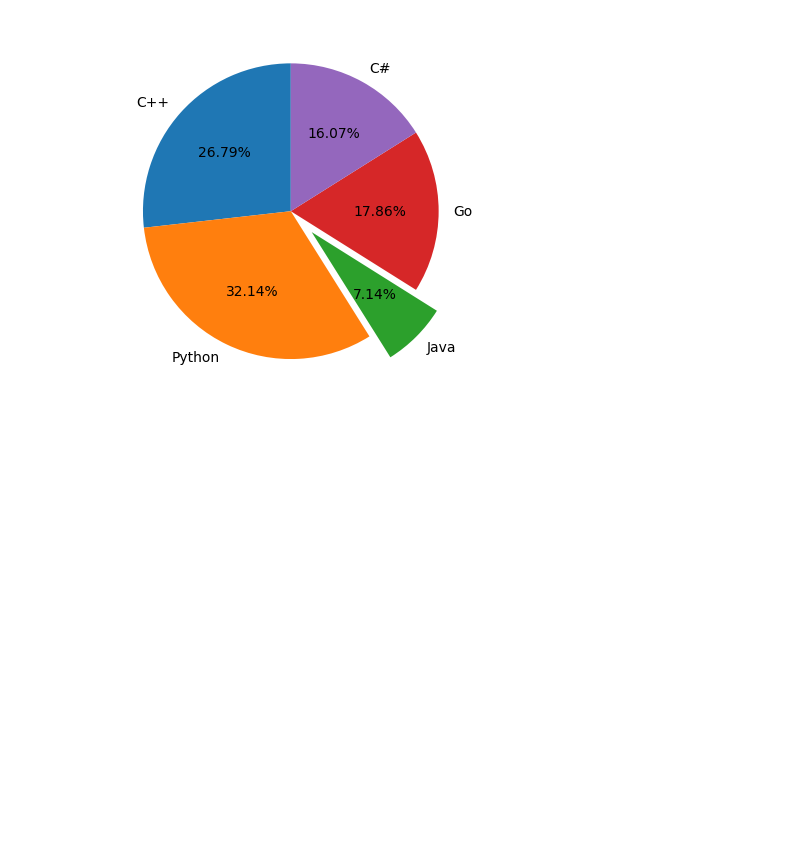
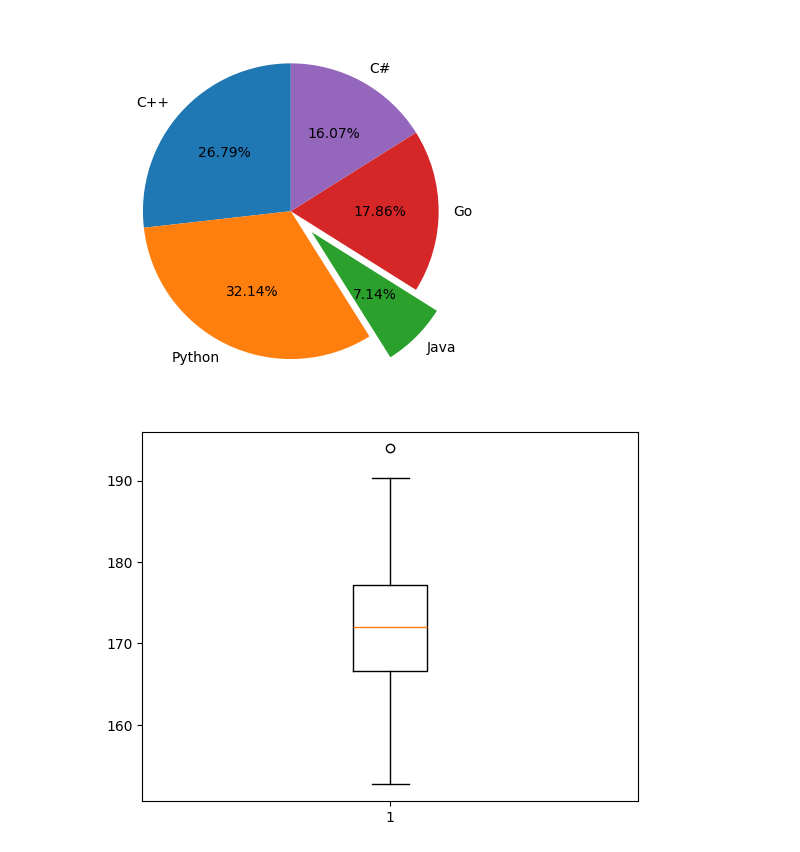
Before and after one commit to miksang0/Data_Visualization_, a Jupyter notebook: Matplotlib.ipynb, the cells around one changed output. Saved outputs shown, nothing was run; the diff lists cells and outputs as text; code cells hidden in the pictures; blank space fills up the shorter version.

```diff
--- a/Matplotlib.ipynb
+++ b/Matplotlib.ipynb
@@ -37,3 +37,9 @@ plt.pie(votes, labels = langs, explode = explodes, autopct = "%.2f%%", startangl
 plt.show()
 # %% [output]
 [figure]
+# %%
+heights = np.random.normal(172, 8, 300)
+plt.boxplot(heights)
+plt.show()
+# %% [output]
+[figure, added]
```
Also changed, not shown: parts of 12 cells of this notebook.
